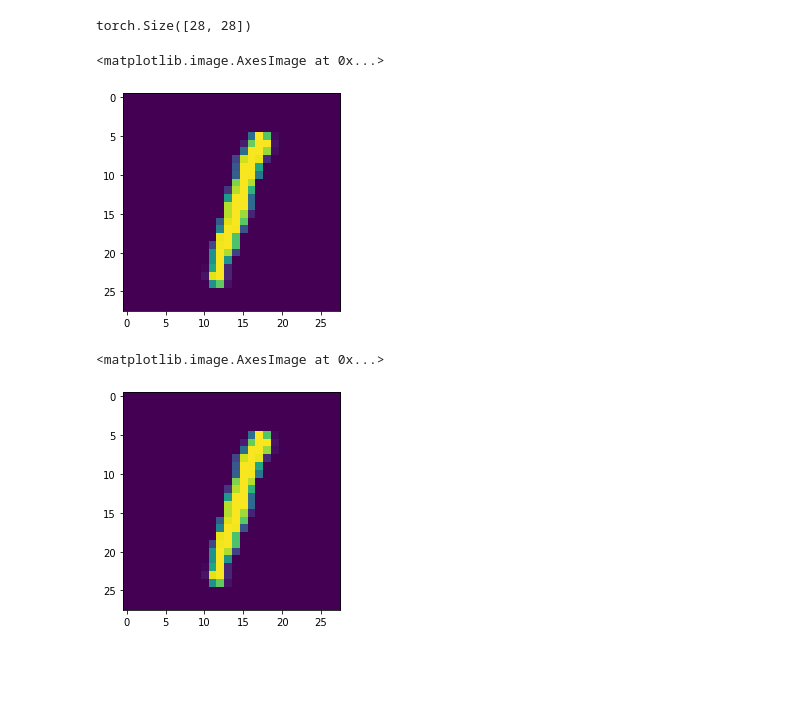
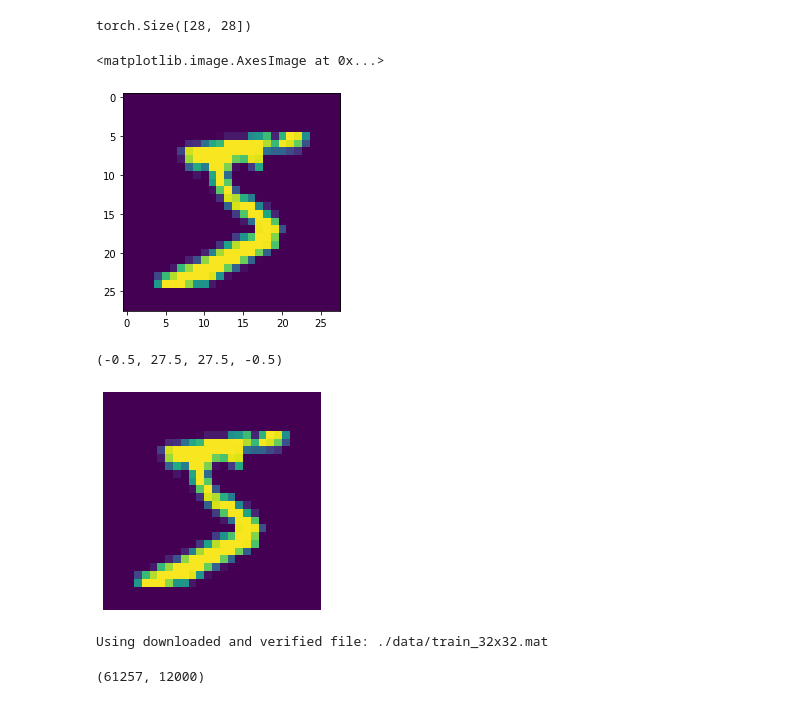
Before and after one commit to petarcalic99/PROJECT-Proof_Of_Liveness, a Jupyter notebook: Experiments/PyTorchDataSets_Study.ipynb, the cells around one changed output. Saved outputs shown, nothing was run; the diff lists cells and outputs as text; code cells hidden in the pictures; blank space fills up the shorter version.

```diff
--- a/Experiments/PyTorchDataSets_Study.ipynb
+++ b/Experiments/PyTorchDataSets_Study.ipynb
@@ -87,7 +86,7 @@ Downloading http://yann.lecun.com/exdb/mnist/t10k-labels-idx1-ubyte.gz
 Downloading http://yann.lecun.com/exdb/mnist/t10k-labels-idx1-ubyte.gz to ./data/MNIST/raw/t10k-labels-idx1-ubyte.gz
 Extracting ./data/MNIST/raw/t10k-labels-idx1-ubyte.gz to ./data/MNIST/raw
 # %%
-trainloaderMnist = torch.utils.data.DataLoader(trainSetMnist, batch_size=batch_size, shuffle=True, num_workers=2)
+trainloaderMnist = torch.utils.data.DataLoader(trainSetMnist, batch_size=batch_size, shuffle=False, num_workers=2)
 classes = ('0', '1', '2', '3', '4', '5', '6', '7', '8', '9')
 # %%
 # get some random training images
@@ -115,11 +114,27 @@ torch.Size([28, 28])
 plt.imshow(example1)
 # %% [output]
 <matplotlib.image.AxesImage at 0x...>
-[figure, old version]
+[figure, new version]
 # %%
 ex1list = example1.tolist()
 # %%
 plt.imshow(ex1list)
+plt.axis('off')
 # %% [output]
-<matplotlib.image.AxesImage at 0x...>
+(-0.5, 27.5, 27.5, -0.5)
-[figure, old version]
+[figure, new version]
+# %%
+# 5000 MNIST pictures of size 28 x 28 take 4 MB of space. CIFAR10 15MB. SVHN also.
+#Lets look at the SVH database
+trainSetSVHN = torchvision.datasets.SVHN(root='./data', download=True, transform=ToTensor())
+# %% [output]
+Using downloaded and verified file: ./data/train_32x32.mat
+# %%
+from torch.utils.data import random_split
+val_size = 12000
+train_size = len(trainSetSVHN) - val_size
+
+train_ds, val_ds = random_split(trainSetSVHN, [train_size, val_size])
+len(train_ds), len(val_ds)
+# %% [output]
+(61257, 12000)
```
Also changed, not shown: parts of 9 cells of this notebook.
